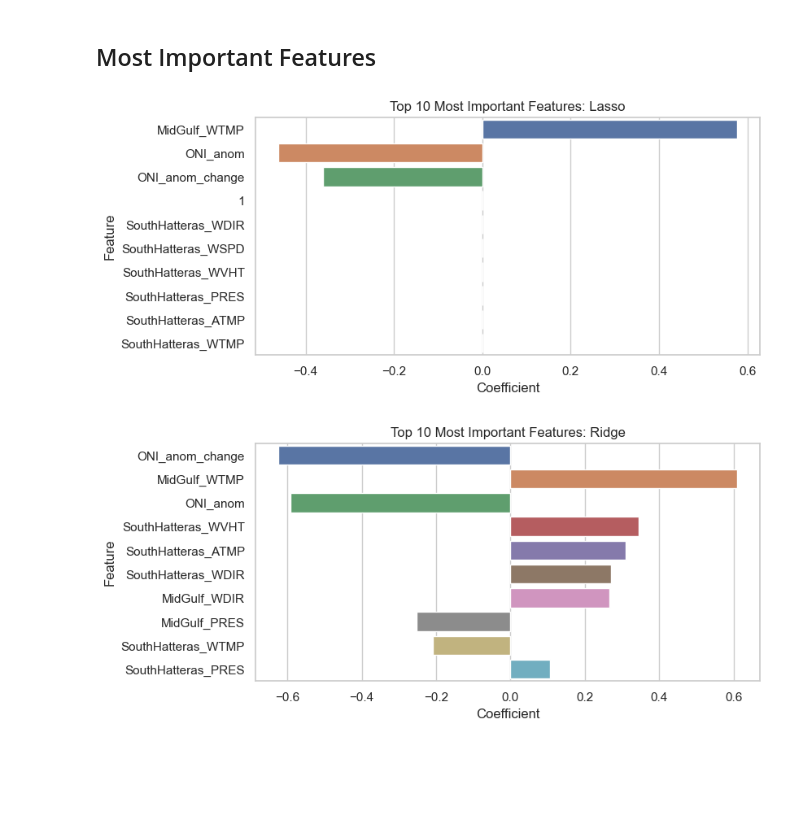
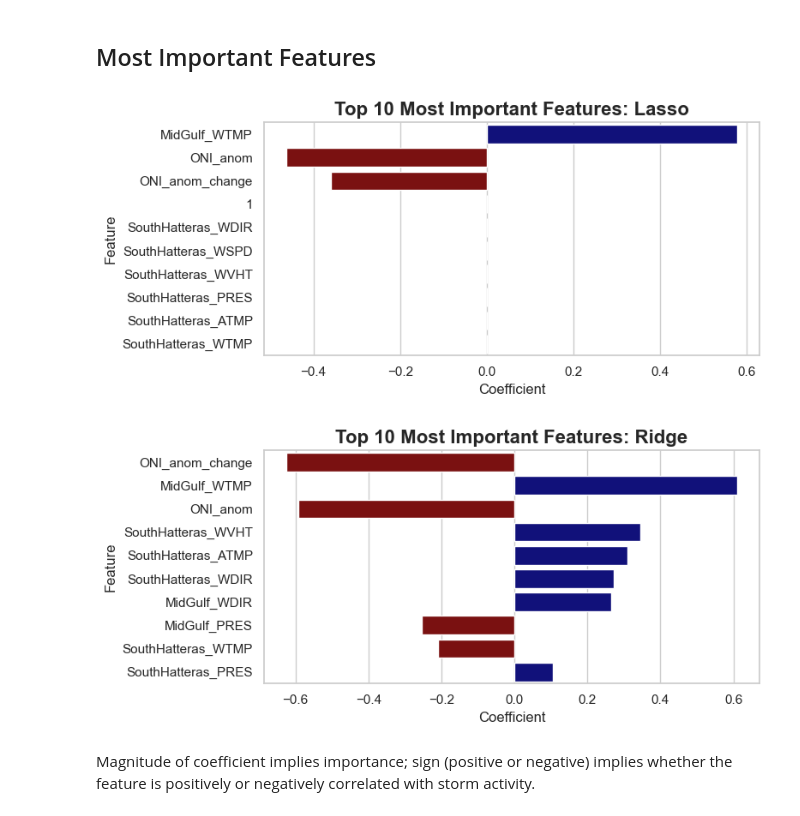
Before and after one commit to b-travis/Atlantic-Hurricane-Season-Forecasting, a Jupyter notebook: season_forecasting.ipynb, the cells around one changed output. Saved outputs shown, nothing was run; the diff lists cells and outputs as text; code cells hidden in the pictures; blank space fills up the shorter version.

```diff
--- a/season_forecasting.ipynb
+++ b/season_forecasting.ipynb
@@ -955,21 +955,31 @@ for var_to_plot in ['MidGulf_WTMP','SouthHatteras_WTMP', 'ONI_anom']:
 ## Most Important Features
 # %%
 coefs_lasso_top10 = coefs_lasso.sort_values(by = 'coef', ascending = False, key = abs).head(10)
+
+colors = coefs_lasso_top10['coef'].apply(lambda x: 'darkblue' if x > 0 else 'darkred')
+
 plt.figure(figsize=(8, 3.8))
-sns.barplot(x='coef', y='feature', data=coefs_lasso_top10)
-plt.title('Top 10 Most Important Features: Lasso')
+sns.barplot(x='coef', y='feature', data=coefs_lasso_top10, palette=colors)
+plt.title('Top 10 Most Important Features: Lasso', weight = 'bold', size = 16)
 plt.xlabel('Coefficient')
 plt.ylabel('Feature')
+plt.tight_layout()
+plt.savefig('figures/results_important_features_Lasso.png')
 plt.show()
 # %% [output]
-[figure, old version]
+[figure, new version]
 # %%
 coefs_ridge_top10 = coefs_ridge.sort_values(by = 'coef', ascending = False, key = abs).head(10)
+colors = coefs_ridge_top10['coef'].apply(lambda x: 'darkblue' if x > 0 else 'darkred')
 plt.figure(figsize=(8,3.8))
-sns.barplot(x='coef', y='feature', data=coefs_ridge_top10)
-plt.title('Top 10 Most Important Features: Ridge')
+sns.barplot(x='coef', y='feature', data=coefs_ridge_top10, palette = colors)
+plt.title('Top 10 Most Important Features: Ridge', weight = 'bold', size = 16)
 plt.xlabel('Coefficient')
 plt.ylabel('Feature')
+plt.tight_layout()
+plt.savefig('figures/results_important_features_Ridge.png')
 plt.show()
 # %% [output]
-[figure, old version]
+[figure, new version]
+# %% [markdown]
+Magnitude of coefficient implies importance; sign (positive or negative) implies whether the feature is positively or negatively correlated with storm activity.
```
Also changed, not shown: 3 other files.
